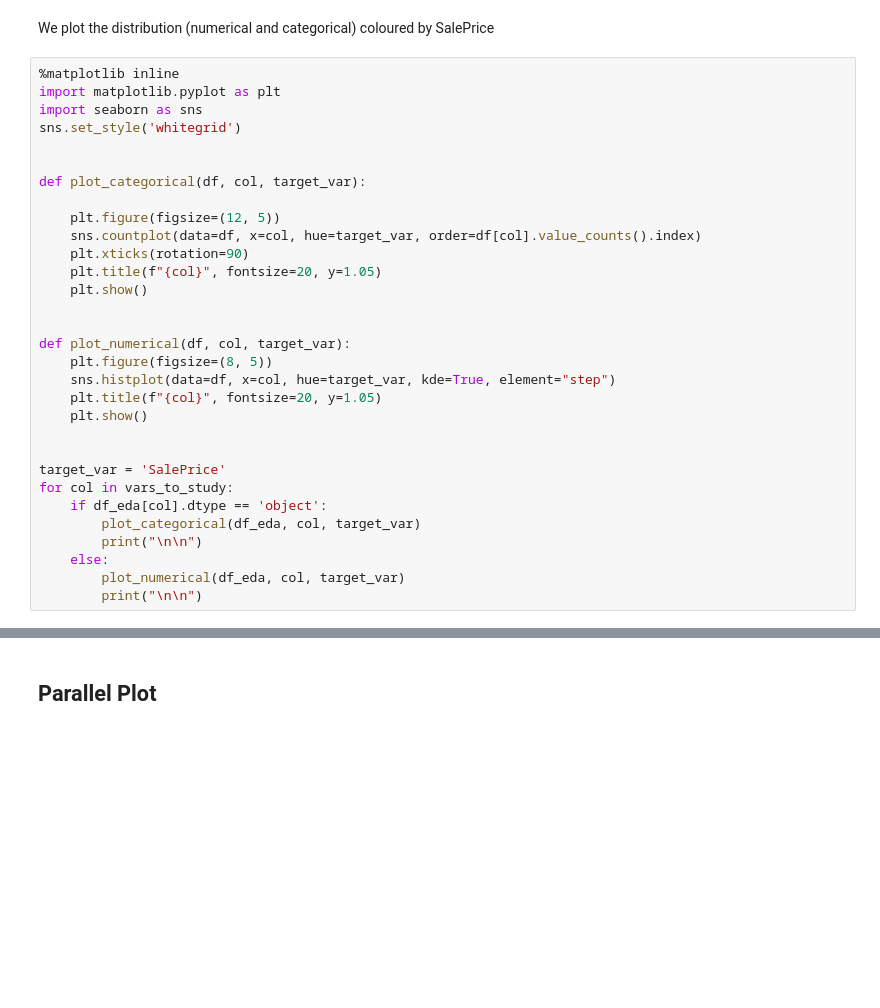
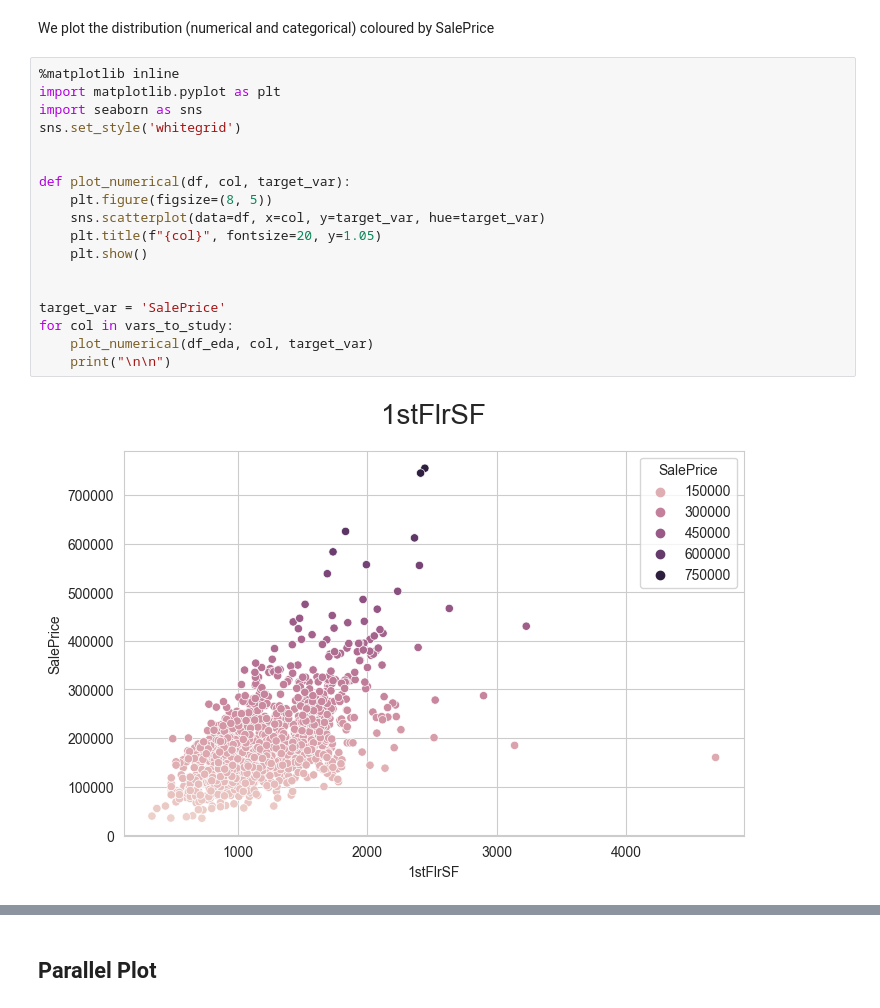
Before and after one commit to pieterkdevilliers/pp5-heritage-housing, a Jupyter notebook: jupyter_notebooks/02_sale_price_study.ipynb, the cells around one changed output, grey strips where cells are left out. Cells and saved outputs as stored; diff of their text form; blank space fills up the shorter version.

Commit message:
Sort Plotting Bugs

```diff
--- a/jupyter_notebooks/02_sale_price_study.ipynb
+++ b/jupyter_notebooks/02_sale_price_study.ipynb
@@ -99,31 +158,20 @@ We plot the distribution (numerical and categorical) coloured by SalePrice
 # %%
 %matplotlib inline
 import matplotlib.pyplot as plt
 import seaborn as sns
 sns.set_style('whitegrid')
 
 
-def plot_categorical(df, col, target_var):
-
-    plt.figure(figsize=(12, 5))
-    sns.countplot(data=df, x=col, hue=target_var, order=df[col].value_counts().index)
-    plt.xticks(rotation=90)
-    plt.title(f"{col}", fontsize=20, y=1.05)
-    plt.show()
-
-
 def plot_numerical(df, col, target_var):
     plt.figure(figsize=(8, 5))
-    sns.histplot(data=df, x=col, hue=target_var, kde=True, element="step")
+    sns.scatterplot(data=df, x=col, y=target_var, hue=target_var)
     plt.title(f"{col}", fontsize=20, y=1.05)
     plt.show()
 
 
 target_var = 'SalePrice'
 for col in vars_to_study:
-    if df_eda[col].dtype == 'object':
-        plot_categorical(df_eda, col, target_var)
-        print("\n\n")
-    else:
-        plot_numerical(df_eda, col, target_var)
-        print("\n\n")
+    plot_numerical(df_eda, col, target_var)
+    print("\n\n")
+# %% [output]
+[figure, added]
```
Also changed, not shown: parts of 22 cells of this notebook.
